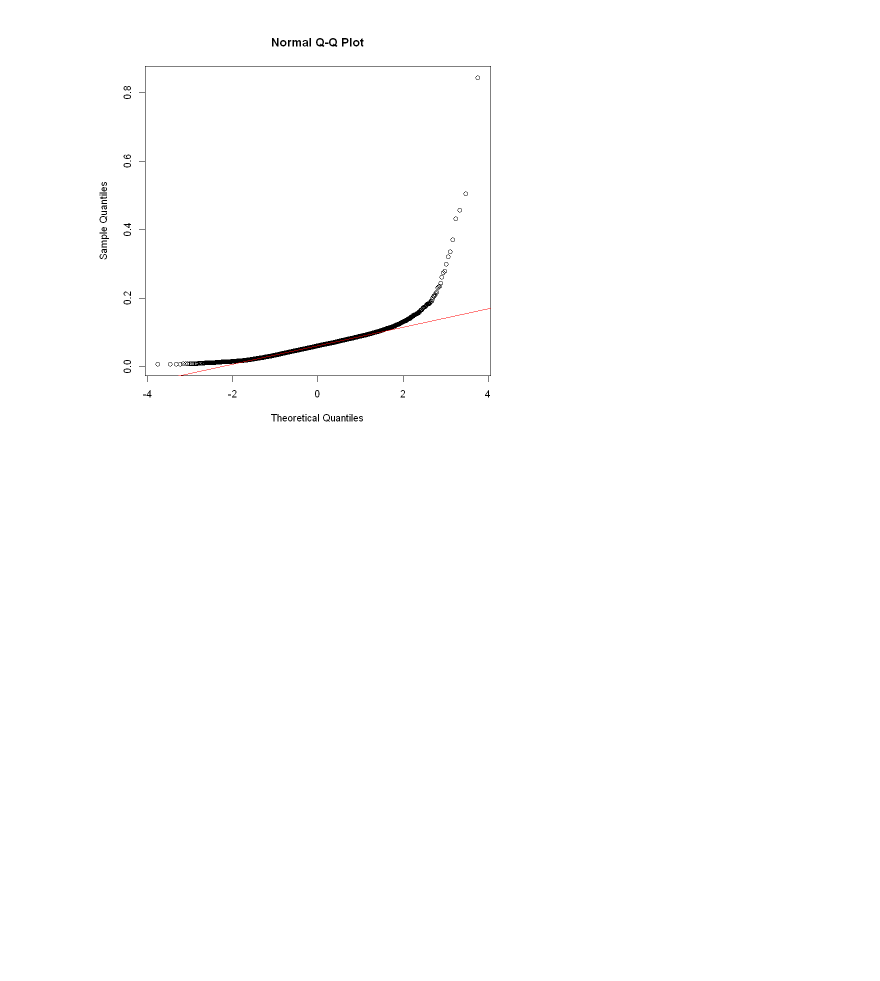
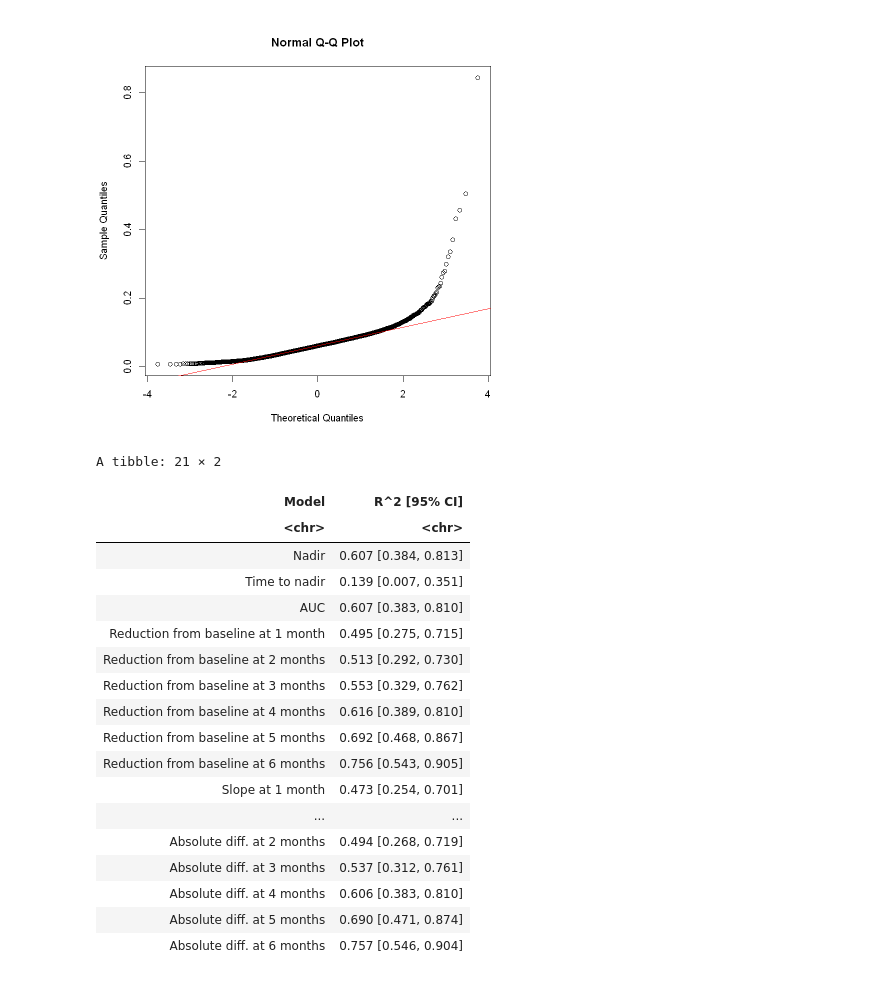
Before and after one commit to Kodro23/Surrogacy_evaluation_CA125, a Jupyter notebook: notebooks/Surrogacy_evaluation_of_CA125.ipynb, the cells around one changed output. Cells and saved outputs as stored; diff of their text form; code cells hidden in the pictures; blank space fills up the shorter version.

```diff
--- a/notebooks/Surrogacy_evaluation_of_CA125.ipynb
+++ b/notebooks/Surrogacy_evaluation_of_CA125.ipynb
@@ -1263,3 +1257,81 @@ print(paste0(c("Convergence:", survcont_plackett_w$nlm.output$code, "\nSummary:"
 plot(survcont_plackett_w)
 # %%
 #Evaluation of surrogacy on kelim data
+trial_samples_kelim <- trial_samples %>%filter(trialid_num %in% kelim_data$trialid_num)
+#Compute one R2 per posterior sample and surrogate
+
+R2_posterior_kel <- lapply(names(surrogate_names), function(var) {
+
+  trial_samples_kelim %>%
+    group_by(sample) %>%
+    summarise(
+      R2 = summary(
+        lm(
+          reformulate(var, response = "logHR"),
+          data = pick(everything())
+        )
+      )$r.squared,
+      .groups = "drop"
+    ) %>%
+    mutate(
+      surrogate = var,
+      Model = unname(surrogate_names[var])
+    )
+
+}) %>%
+  bind_rows()
+
+#Posterior summary of R2
+
+R2_summary_kel <- R2_posterior_kel %>%
+  group_by(surrogate, Model) %>%
+  summarise(
+    mean_R2 = mean(R2, na.rm = TRUE),
+    lower_95 = quantile(R2, 0.025, na.rm = TRUE),
+    upper_95 = quantile(R2, 0.975, na.rm = TRUE),
+    .groups = "drop"
+  ) %>%
+  mutate(
+    `R^2 [95% CI]` = sprintf(
+      "%.3f [%.3f, %.3f]",
+      mean_R2,
+      lower_95,
+      upper_95
+    )
+  ) %>%
+  select(Model, `R^2 [95% CI]`)
+
+
+#Restore desired ordering
+R2_summary_kel <- R2_summary_kel %>%
+  mutate(
+    Model = factor(
+      Model,
+      levels = unname(surrogate_names)
+    )
+  ) %>%
+  arrange(Model) %>%
+  mutate(Model = as.character(Model))
+
+
+R2_summary_kel
+# %% [output]
+A tibble: 21 × 2
+| Model | R^2 [95% CI] |
+| <chr> | <chr> |
+| Nadir | 0.607 [0.384, 0.813] |
+| Time to nadir | 0.139 [0.007, 0.351] |
+| AUC | 0.607 [0.383, 0.810] |
+| Reduction from baseline at 1 month | 0.495 [0.275, 0.715] |
+| Reduction from baseline at 2 months | 0.513 [0.292, 0.730] |
+| Reduction from baseline at 3 months | 0.553 [0.329, 0.762] |
+| Reduction from baseline at 4 months | 0.616 [0.389, 0.810] |
+| Reduction from baseline at 5 months | 0.692 [0.468, 0.867] |
+| Reduction from baseline at 6 months | 0.756 [0.543, 0.905] |
+| Slope at 1 month | 0.473 [0.254, 0.701] |
+| ... | ... |
+| Absolute diff. at 2 months | 0.494 [0.268, 0.719] |
+| Absolute diff. at 3 months | 0.537 [0.312, 0.761] |
+| Absolute diff. at 4 months | 0.606 [0.383, 0.810] |
+| Absolute diff. at 5 months | 0.690 [0.471, 0.874] |
+| Absolute diff. at 6 months | 0.757 [0.546, 0.904] |
```
Also changed, not shown: parts of 5 cells of this notebook, 1 other file.
